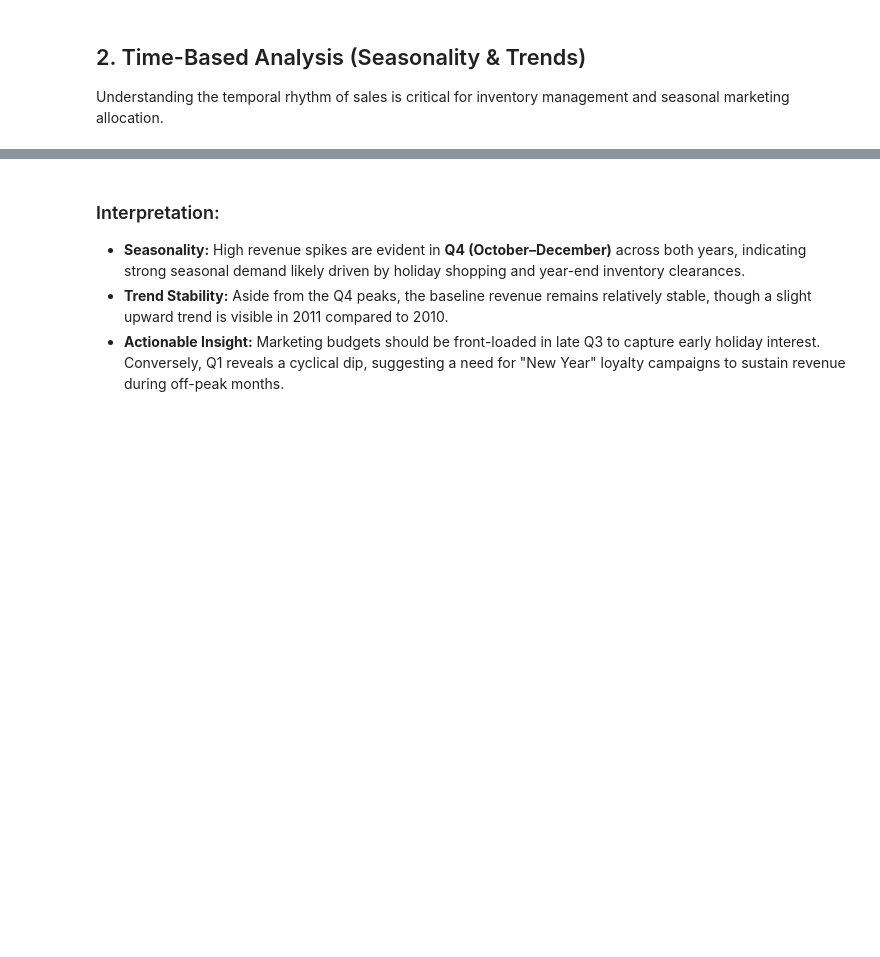
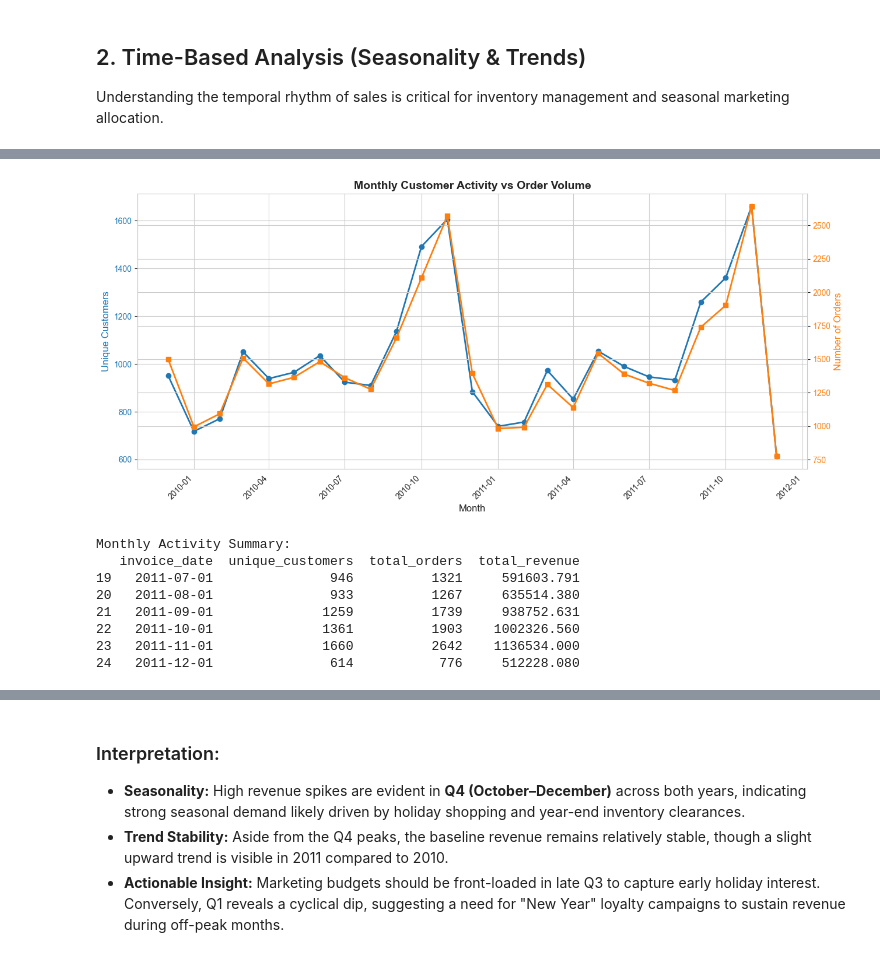
Before and after one commit to Srishtyshree/Team_G_RetailCustomerSegmentation, a Jupyter notebook: notebooks/03_eda.ipynb, the cells around one changed output, grey strips where cells are left out. Cells and saved outputs as stored; diff of their text form; code cells hidden in the pictures; blank space fills up the shorter version.

```diff
--- a/notebooks/03_eda.ipynb
+++ b/notebooks/03_eda.ipynb
@@ -49,0 +52,48 @@ plt.show()
+# %%
+# exclude returns (quantity > 0)
+active_df = df[df['quantity'] > 0].copy()
+
+# Monthly metrics
+monthly_activity = active_df.groupby(active_df['invoice_date'].dt.to_period('M')).agg(
+    unique_customers=('customer_id', 'nunique'),
+    total_orders=('invoice_no', 'nunique'),
+    total_revenue=('revenue', 'sum')
+).reset_index()
+monthly_activity['invoice_date'] = monthly_activity['invoice_date'].dt.to_timestamp()
+
+# Create dual-axis plot
+fig, ax1 = plt.subplots(figsize=(13, 6))
+
+# Revenue and unique customers
+color = 'tab:blue'
+ax1.set_xlabel('Month', fontsize=12)
+ax1.set_ylabel('Unique Customers', color=color, fontsize=12)
+ax1.plot(monthly_activity['invoice_date'], monthly_activity['unique_customers'],
+         color=color, marker='o', linewidth=2, label='Unique Customers')
+ax1.tick_params(axis='y', labelcolor=color)
+
+# Create second y-axis for orders
+ax2 = ax1.twinx()
+color = 'tab:orange'
+ax2.set_ylabel('Number of Orders', color=color, fontsize=12)
+ax2.plot(monthly_activity['invoice_date'], monthly_activity['total_orders'],
+         color=color, marker='s', linewidth=2, label='Orders')
+ax2.tick_params(axis='y', labelcolor=color)
+
+plt.title('Monthly Customer Activity vs Order Volume', fontsize=14, fontweight='bold')
+fig.autofmt_xdate(rotation=45)
+fig.tight_layout()
+plt.show()
+
+print("Monthly Activity Summary:")
+print(monthly_activity[['invoice_date', 'unique_customers', 'total_orders', 'total_revenue']].tail(6))
+# %% [output]
+[figure, added]
+Monthly Activity Summary:
+   invoice_date  unique_customers  total_orders  total_revenue
+19   2011-07-01               946          1321     591603.791
+20   2011-08-01               933          1267     635514.380
+21   2011-09-01              1259          1739     938752.631
+22   2011-10-01              1361          1903    1002326.560
+23   2011-11-01              1660          2642    1136534.000
+24   2011-12-01               614           776     512228.080
```
Also changed, not shown: parts of 9 cells of this notebook.
